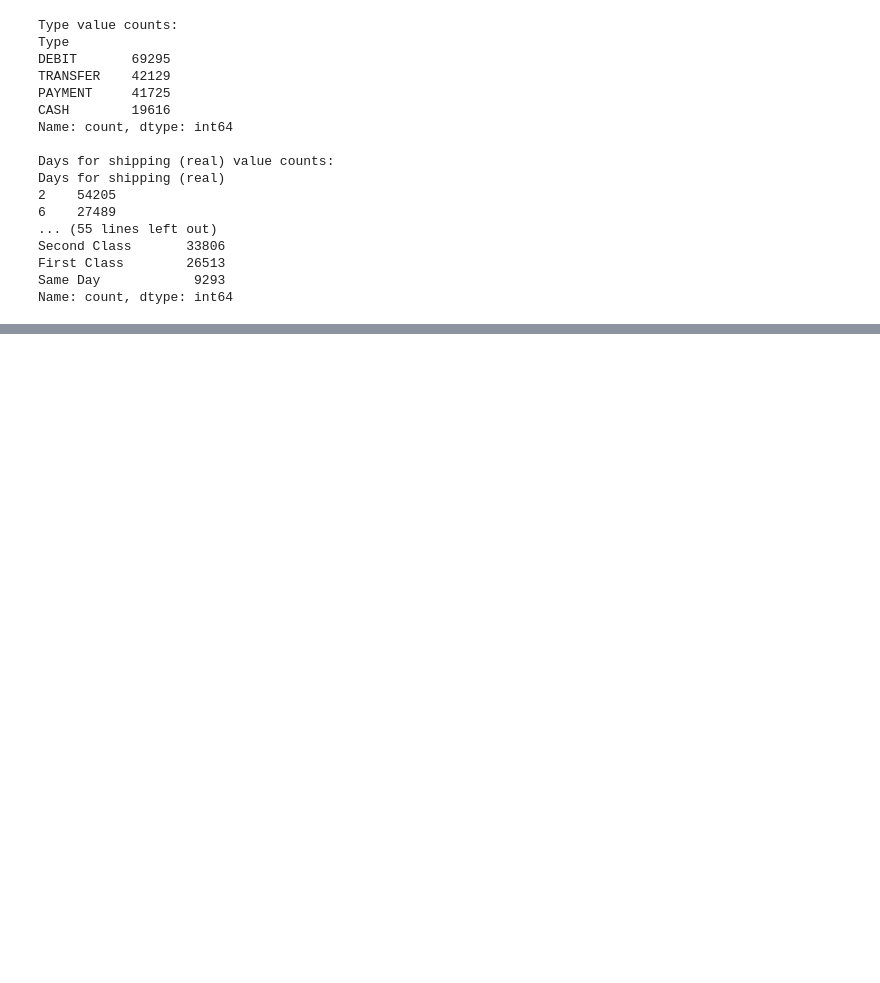
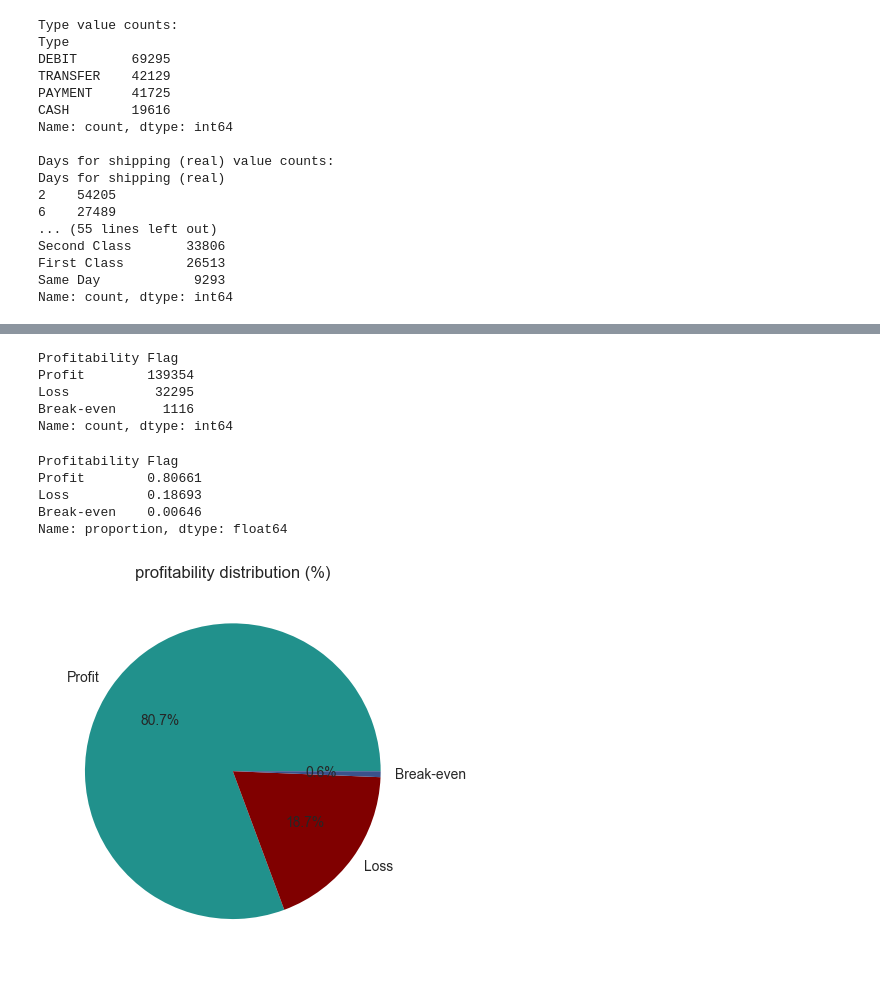
Before and after one commit to bhavsarsahil/Data_Anaylst_Practice, a Jupyter notebook: Data_Analyst_Practice/Data Analysis All Projects/Supply Chain Complate Analysis/Supply Chain Complate Analysis.ipynb, the cells around one changed output, grey strips where cells are left out. Cells and saved outputs as stored; diff of their text form; code cells hidden in the pictures; blank space fills up the shorter version.

```diff
--- a/Data_Analyst_Practice/Data Analysis All Projects/Supply Chain Complate Analysis/Supply Chain Complate Analysis.ipynb
+++ b/Data_Analyst_Practice/Data Analysis All Projects/Supply Chain Complate Analysis/Supply Chain Complate Analysis.ipynb
@@ -156,0 +168,10 @@ Name: count, dtype: int64
+# %%
+# calculating order processing time and delay
+
+df['Order Processing Time'] = (df['shipping date (DateOrders)'] - df['order date (DateOrders)']).dt.days
+df['Delay'] = df['Order Processing Time'] - df['Days for shipment (scheduled)']
+df['Is_Delayed'] = df['Delay'] > 0
+df['order_month'] = df['order date (DateOrders)'].dt.month
+df['order_day'] = df['order date (DateOrders)'].dt.day_name()
+df['order_hour'] = df['order date (DateOrders)'].dt.hour
+df.describe()
@@ -156,0 +210,26 @@ Name: count, dtype: int64
+# %%
+# profitability flag based on order profit per order
+df['Profitability Flag'] = np.where(df['Order Profit Per Order'] > 0, 'Profit', np.where(df['Order Profit Per Order'] < 0, 'Loss', 'Break-even'))
+df['Profitability Flag'].value_counts()
+# %% [output]
+Profitability Flag
+Profit        139354
+Loss           32295
+Break-even      1116
+Name: count, dtype: int64
+# %%
+df['Profitability Flag'].value_counts(normalize=True)
+# %% [output]
+Profitability Flag
+Profit        0.80661
+Loss          0.18693
+Break-even    0.00646
+Name: proportion, dtype: float64
+# %%
+#visualization of profitability distribution
+profit_counts = df['Profitability Flag'].value_counts(normalize=True) * 100
+profit_counts.plot(kind='pie', autopct='%1.1f%%', colors=[accent_color,danger_color,secondary_color])
+plt.title("profitability distribution (%)")
+plt.show()
+# %% [output]
+[figure, added]
```
Also changed, not shown: parts of 7 cells of this notebook.
